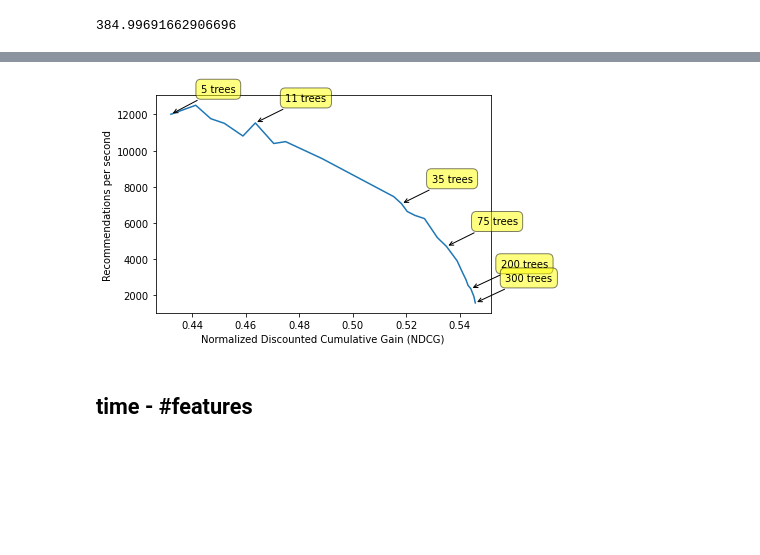
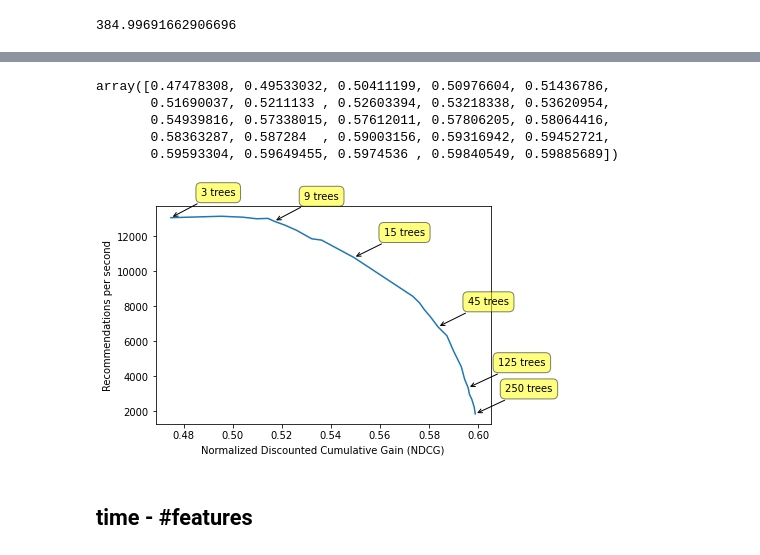
Before and after one commit to ae1999/Yekranet-Recommender-system-offline-evaluation, a Jupyter notebook: chetor.ipynb, the cells around one changed output, grey strips where cells are left out. Saved outputs shown, nothing was run; the diff lists cells and outputs as text; code cells hidden in the pictures; blank space fills up the shorter version.

```diff
--- a/chetor.ipynb
+++ b/chetor.ipynb
@@ -411,5 +411,5 @@ chetor_content[chetor_content['id'] == int(item_indexer1.reverse_get(3123))]
 # %% [markdown]
 collab
 # %%
-Tknn_distances_brute, Tknn_indices_brute = sk_KNN(item_vectors40, number_of_neighbours = 30)
+Tknn_distances_brute, Tknn_indices_brute = sk_KNN(item_vectors, number_of_neighbours = 30)
 # %% [output]
@@ -423,10 +423,10 @@ for i in tqdm(range(30)):
     ndcgs = []
     trees = [3, 5,6,7,8,9, 10, 12,13,14, 15, 20, 30, 35, 40, 45, 50, 60, 75, 100, 125, 150, 175, 200, 250,  300]
     for i in trees:
-        Tannoy_indices_CF, Tannoy_distances, Tduration = get_annoy_results(item_vectors40, number_of_trees = i, number_of_neighbours = 10)
+        Tannoy_indices_CF, Tannoy_distances, Tduration = get_annoy_results(item_vectors, number_of_trees = i, number_of_neighbours = 10)
         tt.append(6877/Tduration)
         accs.append(calc_acc(Tannoy_indices_CF, Tknn_indices_brute, 11))
-        ndcgs.append(calc_nDCG(Tannoy_indices_CF, Tknn_indices_brute, 15))
+        ndcgs.append(calc_nDCG(Tannoy_indices_CF, Tknn_indices_brute, 11))
     allt2.append(tt)
     allndcgs2.append(ndcgs)
 allt2 = np.array(allt2)
@@ -460,5 +459,5 @@ for i in [0,3,8,16, 25]:
 # %% [markdown]
 content
 # %%
-Aknn_distances_brute_CB, Aknn_indices_brute_CB = sk_KNN_c(content_vec, items_itex, number_of_neighbours = 10)
+Aknn_distances_brute_CB, Aknn_indices_brute_CB = sk_KNN_c(content_vec, items_itex, number_of_neighbours = 15)
 # %% [output]
@@ -470,7 +469,7 @@ ball_tree time: 22.65732431411743
 # %%
 allt = []
 allndcgs = []
-for i in tqdm(range(20)):
+for i in tqdm(range(30)):
     tt = []
     accs = []
     ndcgs = []
@@ -479,7 +478,7 @@ for i in tqdm(range(20)):
         Tannoy_indices_CB, Tannoy_distances_CB, Tduration_CB = get_annoy_results_c(item_content_map, number_of_trees = i, number_of_neighbours = 10)
         tt.append(8723/Tduration_CB)
         accs.append(calc_acc(Tannoy_indices_CB, Aknn_indices_brute_CB, 10))
-        ndcgs.append(calc_nDCG(Tannoy_indices_CB, Aknn_indices_brute_CB, 10))
+        ndcgs.append(calc_nDCG(Tannoy_indices_CB, Aknn_indices_brute_CB, 13))
     allt.append(tt)
     allndcgs.append(ndcgs)
 allt = np.array(allt)
@@ -705,16 +499,25 @@ array([12011.32616064, 12510.01369968, 11766.15081606, 11510.30121294,
+# %%
+allndcgs1
+# %% [output]
+array([0.47478308, 0.49533032, 0.50411199, 0.50976604, 0.51436786,
+       0.51690037, 0.5211133 , 0.52603394, 0.53218338, 0.53620954,
+       0.54939816, 0.57338015, 0.57612011, 0.57806205, 0.58064416,
+       0.58363287, 0.587284  , 0.59003156, 0.59316942, 0.59452721,
+       0.59593304, 0.59649455, 0.5974536 , 0.59840549, 0.59885689])
 # %%
+from brokenaxes import brokenaxes
 plt.plot(allndcgs1, allt1)
 plt.ylabel("Recommendations per second")
 plt.xlabel("Normalized Discounted Cumulative Gain (NDCG)")
-for i in [0,5,10,15,20, 22]:
+for i in [0,5,10,15,20, 24]:
     plt.annotate(
             str(trees[i]) + " trees",
             xy=(allndcgs1[i], allt1[i]), xytext=(30, 30),
             textcoords='offset points', ha='left', va='top',
             bbox=dict(boxstyle='round,pad=0.5', fc='yellow', alpha=0.5),
             arrowprops=dict(arrowstyle = '->', connectionstyle='arc3,rad=0'))
 # %% [output]
-[figure, old version]
+[figure, new version]
 # %% [markdown]
 ## time - #features
 # %%
```
Also changed, not shown: parts of 33 cells of this notebook, 3 other files.
